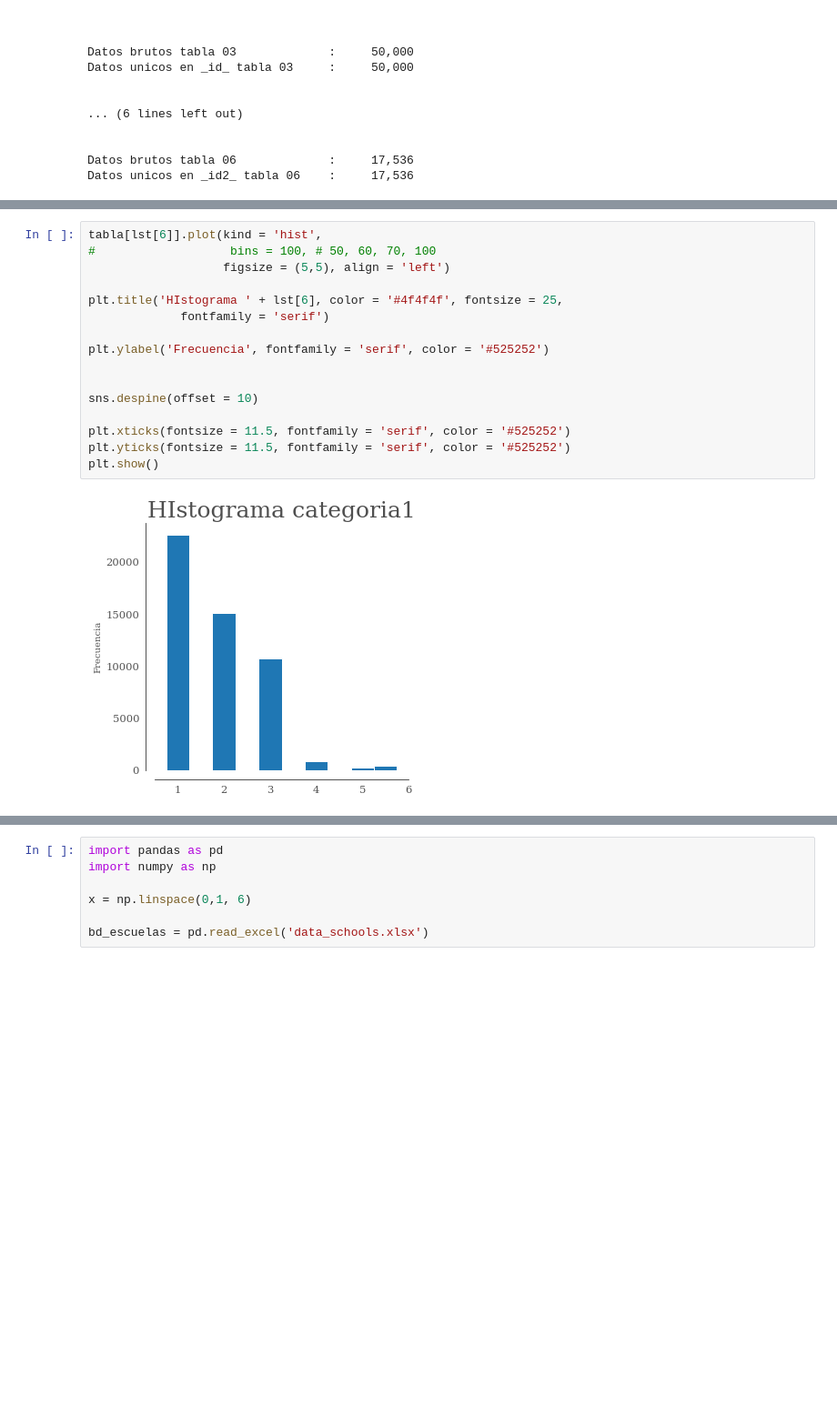
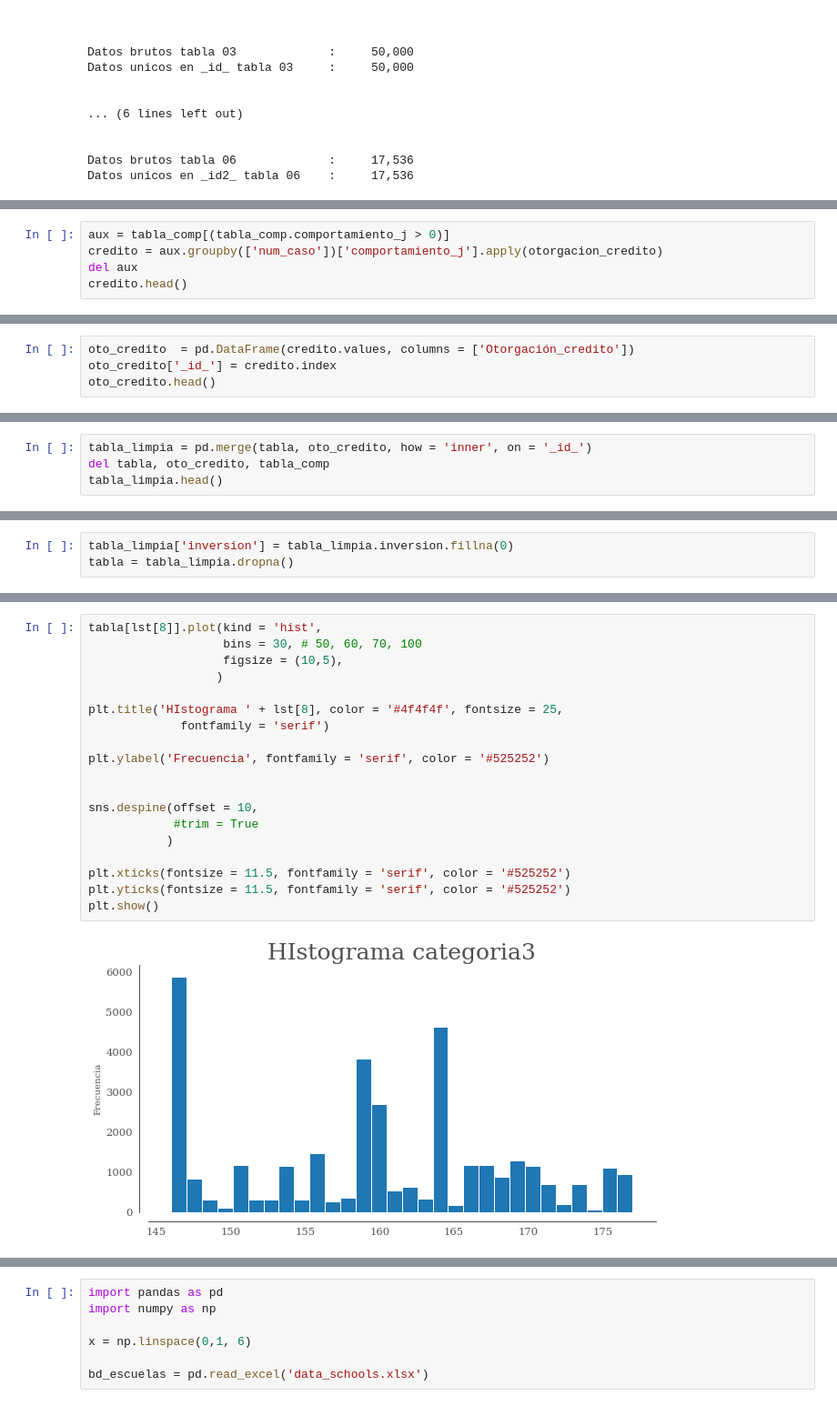
Before and after one commit to marcocampg/Seminario-Estadistica, a Jupyter notebook: Tarea 1.ipynb, the cells around one changed output, grey strips where cells are left out. Shown at 91% size. Cells and saved outputs as stored; diff of their text form; blank space fills up the shorter version.

```diff
--- a/Tarea 1.ipynb
+++ b/Tarea 1.ipynb
@@ -148,0 +290,5 @@ tabla.head()
+# %%
+aux = tabla_comp[(tabla_comp.comportamiento_j > 0)]
+credito = aux.groupby(['num_caso'])['comportamiento_j'].apply(otorgacion_credito)
+del aux
+credito.head()
@@ -148,0 +309,4 @@ tabla.head()
+# %%
+oto_credito  = pd.DataFrame(credito.values, columns = ['Otorgación_credito'])
+oto_credito['_id_'] = credito.index
+oto_credito.head()
@@ -148,0 +320,4 @@ tabla.head()
+# %%
+tabla_limpia = pd.merge(tabla, oto_credito, how = 'inner', on = '_id_')
+del tabla, oto_credito, tabla_comp
+tabla_limpia.head()
@@ -179 +366,4 @@ tabla_sinna = tabla.dropna()
+# %%
+tabla_limpia['inversion'] = tabla_limpia.inversion.fillna(0)
+tabla = tabla_limpia.dropna()
 # %%
@@ -278,18 +525,21 @@ Esta de abajo parece tener algún tipo de clasificación del 1 al 6
 # %%
-tabla[lst[6]].plot(kind = 'hist',
-#                   bins = 100, # 50, 60, 70, 100
-                   figsize = (5,5), align = 'left')
+tabla[lst[8]].plot(kind = 'hist',
+                   bins = 30, # 50, 60, 70, 100
+                   figsize = (10,5),
+                  )
 
-plt.title('HIstograma ' + lst[6], color = '#4f4f4f', fontsize = 25,
+plt.title('HIstograma ' + lst[8], color = '#4f4f4f', fontsize = 25,
              fontfamily = 'serif')
 
 plt.ylabel('Frecuencia', fontfamily = 'serif', color = '#525252')
 
 
-sns.despine(offset = 10)
+sns.despine(offset = 10,
+            #trim = True
+           )
 
 plt.xticks(fontsize = 11.5, fontfamily = 'serif', color = '#525252')
 plt.yticks(fontsize = 11.5, fontfamily = 'serif', color = '#525252')
 plt.show()
 # %% [output]
-[figure, old version]
+[figure, new version]
```
Also changed, not shown: parts of 94 cells of this notebook.
